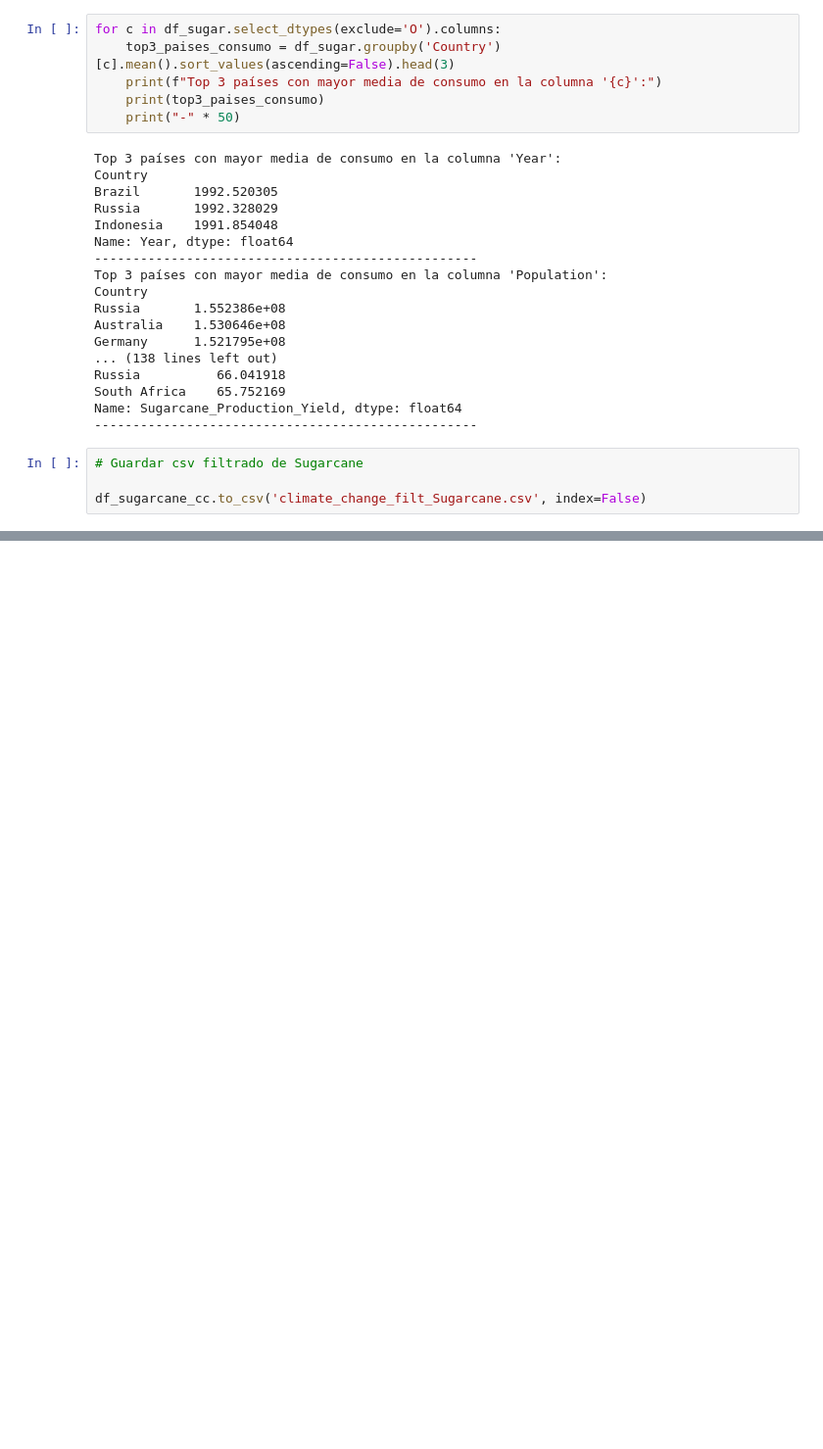
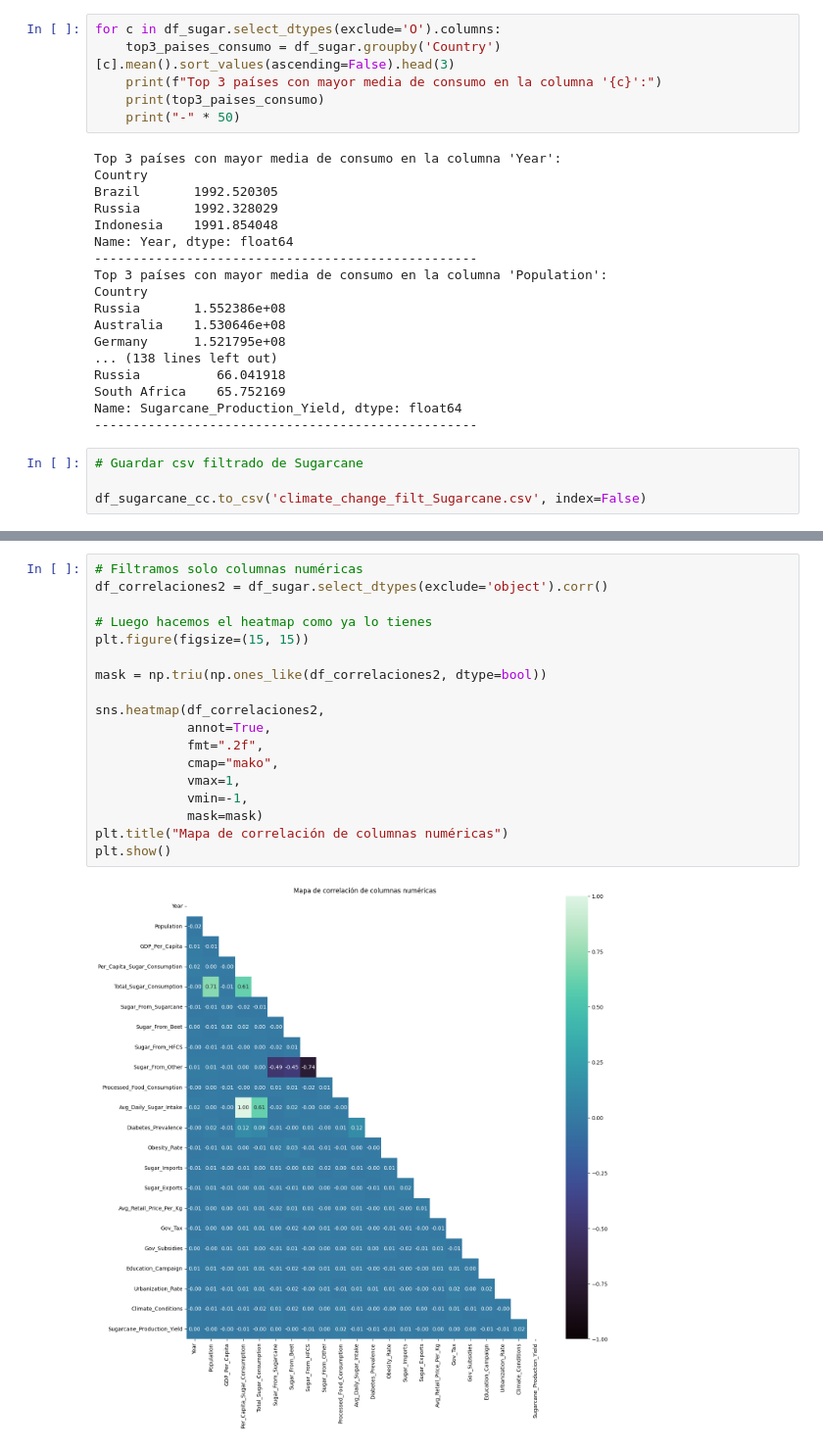
Before and after one commit to mandyhdezl/project-da-promo-49-modulo-4-team-10, a Jupyter notebook: EDA.ipynb, the cells around one changed output, grey strips where cells are left out. Shown at 98% size. Cells and saved outputs as stored; diff of their text form; blank space fills up the shorter version.

```diff
--- a/EDA.ipynb
+++ b/EDA.ipynb
@@ -336,0 +378,20 @@ df_sugarcane_cc.to_csv('climate_change_filt_Sugarcane.csv', index=False)
+# %%
+# Filtramos solo columnas numéricas
+df_correlaciones2 = df_sugar.select_dtypes(exclude='object').corr()
+
+# Luego hacemos el heatmap como ya lo tienes
+plt.figure(figsize=(15, 15))
+
+mask = np.triu(np.ones_like(df_correlaciones2, dtype=bool))
+
+sns.heatmap(df_correlaciones2,
+            annot=True,
+            fmt=".2f",
+            cmap="mako",
+            vmax=1,
+            vmin=-1,
+            mask=mask)
+plt.title("Mapa de correlación de columnas numéricas")
+plt.show()
+# %% [output]
+[figure, added]
```
Also changed, not shown: parts of 11 cells of this notebook, 1 other file.
